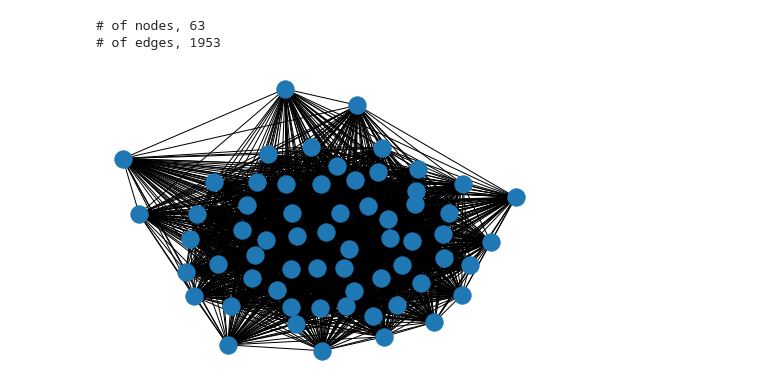
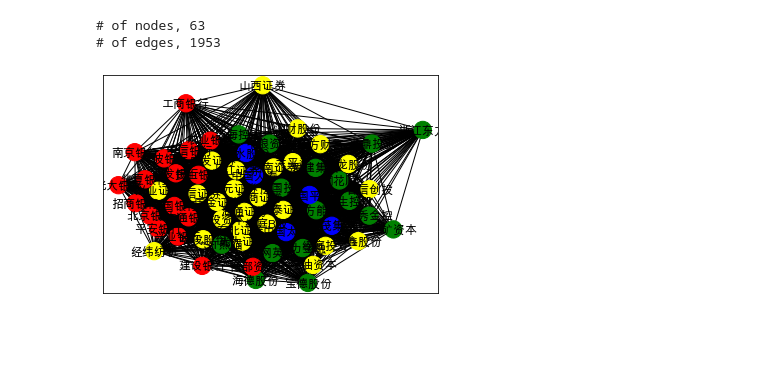
Before and after one commit to Chang-Tong/System-Risk-by-Network-View, a Jupyter notebook: stock_data/pmfg_graph.ipynb, the cells around one changed output. Drawn from its saved outputs; the diff is of its cells as text; code cells hidden in the pictures; blank space fills up the shorter version.

```diff
--- a/stock_data/pmfg_graph.ipynb
+++ b/stock_data/pmfg_graph.ipynb
@@ -13,13 +14,21 @@ raw_data = pd.read_csv('cleaned_data.csv',index_col=0)
 # %%
 ## corr 算法
 
 G = make_mst.get_graph_corr('2010-11')
-nx.draw(G)
+color = []
+color_map = dict(G.nodes)
+# print(color_map)
+for node in color_map.items():
+    # print(node)
+    color.append(node[1]['color'])
+plt.rcParams['font.sans-serif'] = ['Arial Unicode MS']
+
+nx.draw_networkx(G,node_color=color)
 # G.edges(data=True)
 # sorted(G.edges(data=True), key=lambda x: x[2]['weight'], reverse = True)
 print('# of nodes,', nx.number_of_nodes(G))
 print('# of edges,', nx.number_of_edges(G))
 # %% [output]
 # of nodes, 63
 # of edges, 1953
-[figure, old version]
+[figure, new version]
```
Also changed, not shown: parts of 5 cells of this notebook, 10 other files.
